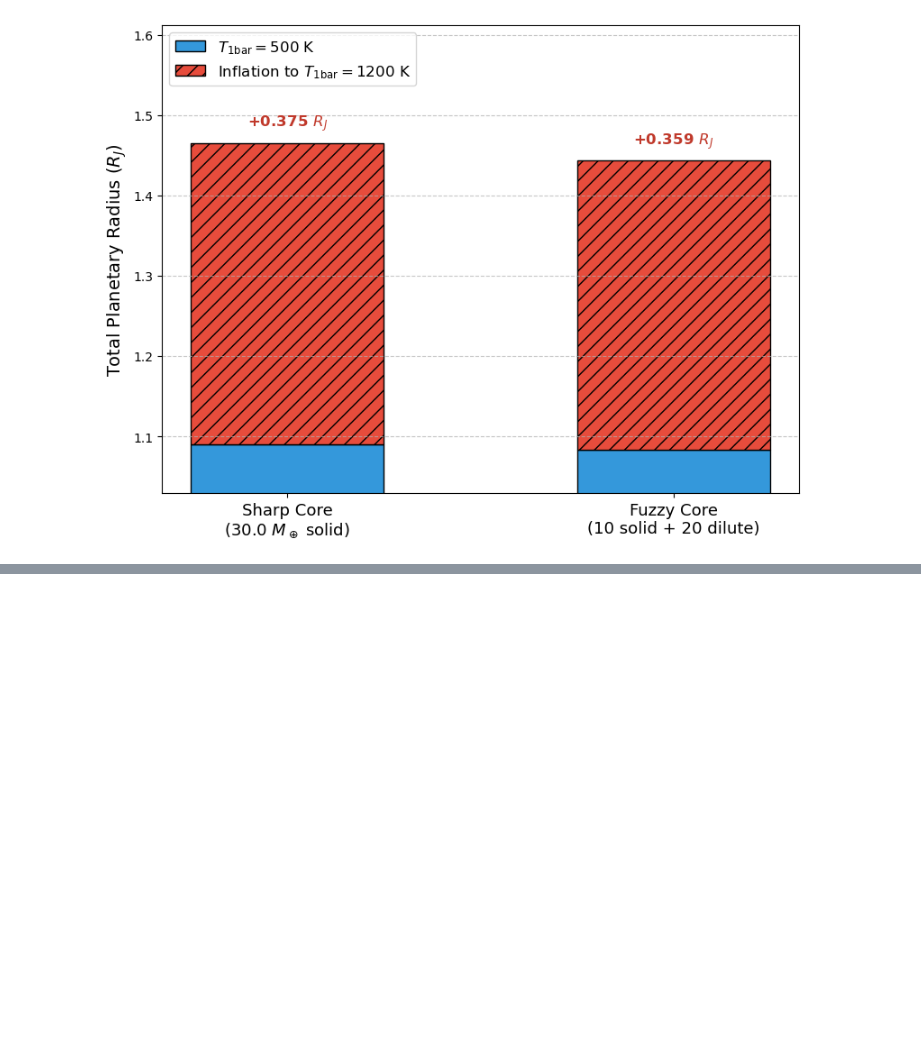
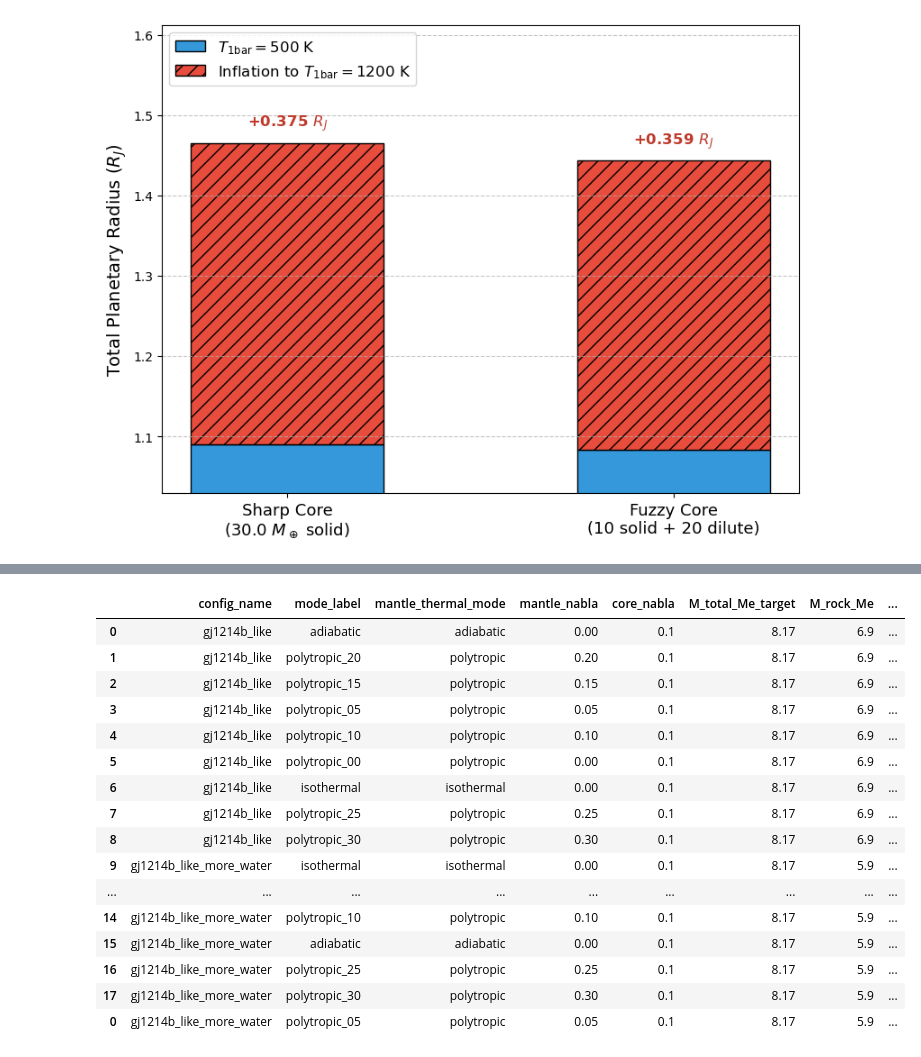
Before and after one commit to ChristianSWilkinson/fuzzycore, a Jupyter notebook: notebooks/planet_stats.ipynb, the cells around one changed output, grey strips where cells are left out. Saved outputs shown, nothing was run; the diff lists cells and outputs as text; code cells hidden in the pictures; blank space fills up the shorter version.

```diff
--- a/notebooks/planet_stats.ipynb
+++ b/notebooks/planet_stats.ipynb
@@ -574,0 +2161,21 @@ Intel MKL WARNING: Support of Intel(R) Streaming SIMD Extensions 4.2 (Intel(R) S
+# %%
+df = pd.concat([pd.read_csv('../data/mantle_thermal_sensitivity.csv'),pd.read_csv('../data/mantle_polytropic05_rerun.csv')])
+df
+# %% [output]
+|  | config_name | mode_label | mantle_thermal_mode | mantle_nabla | core_nabla | M_total_Me_target | M_rock_Me | ... |
+| 0 | gj1214b_like | adiabatic | adiabatic | 0.00 | 0.1 | 8.17 | 6.9 | ... |
+| 1 | gj1214b_like | polytropic_20 | polytropic | 0.20 | 0.1 | 8.17 | 6.9 | ... |
+| 2 | gj1214b_like | polytropic_15 | polytropic | 0.15 | 0.1 | 8.17 | 6.9 | ... |
+| 3 | gj1214b_like | polytropic_05 | polytropic | 0.05 | 0.1 | 8.17 | 6.9 | ... |
+| 4 | gj1214b_like | polytropic_10 | polytropic | 0.10 | 0.1 | 8.17 | 6.9 | ... |
+| 5 | gj1214b_like | polytropic_00 | polytropic | 0.00 | 0.1 | 8.17 | 6.9 | ... |
+| 6 | gj1214b_like | isothermal | isothermal | 0.00 | 0.1 | 8.17 | 6.9 | ... |
+| 7 | gj1214b_like | polytropic_25 | polytropic | 0.25 | 0.1 | 8.17 | 6.9 | ... |
+| 8 | gj1214b_like | polytropic_30 | polytropic | 0.30 | 0.1 | 8.17 | 6.9 | ... |
+| 9 | gj1214b_like_more_water | isothermal | isothermal | 0.00 | 0.1 | 8.17 | 5.9 | ... |
+| ... | ... | ... | ... | ... | ... | ... | ... | ... |
+| 14 | gj1214b_like_more_water | polytropic_10 | polytropic | 0.10 | 0.1 | 8.17 | 5.9 | ... |
+| 15 | gj1214b_like_more_water | adiabatic | adiabatic | 0.00 | 0.1 | 8.17 | 5.9 | ... |
+| 16 | gj1214b_like_more_water | polytropic_25 | polytropic | 0.25 | 0.1 | 8.17 | 5.9 | ... |
+| 17 | gj1214b_like_more_water | polytropic_30 | polytropic | 0.30 | 0.1 | 8.17 | 5.9 | ... |
+| 0 | gj1214b_like_more_water | polytropic_05 | polytropic | 0.05 | 0.1 | 8.17 | 5.9 | ... |
```
Also changed, not shown: parts of 14 cells of this notebook, 29 other files.
